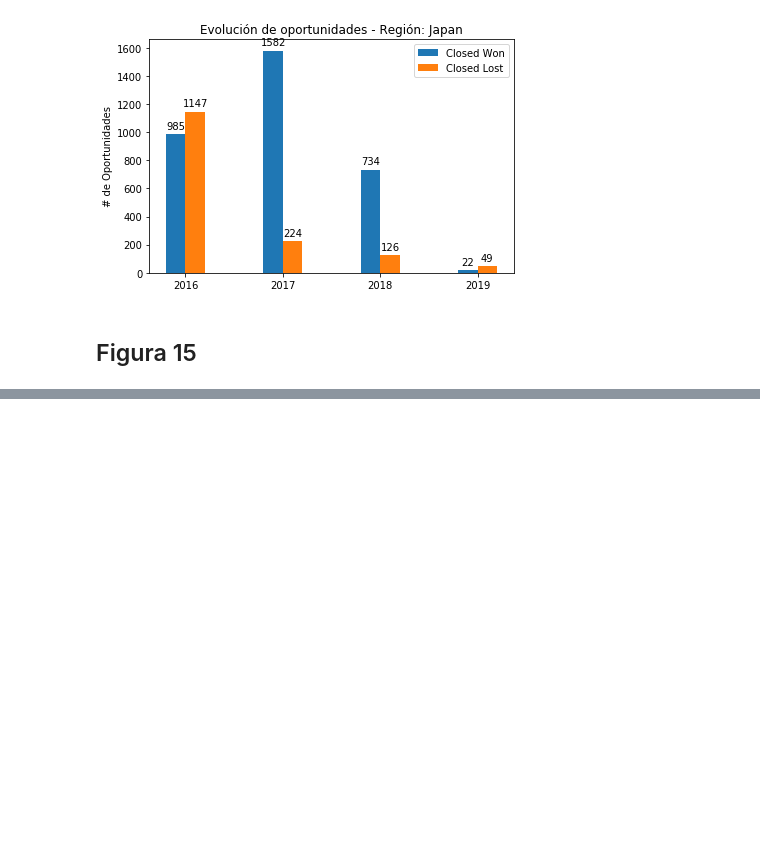
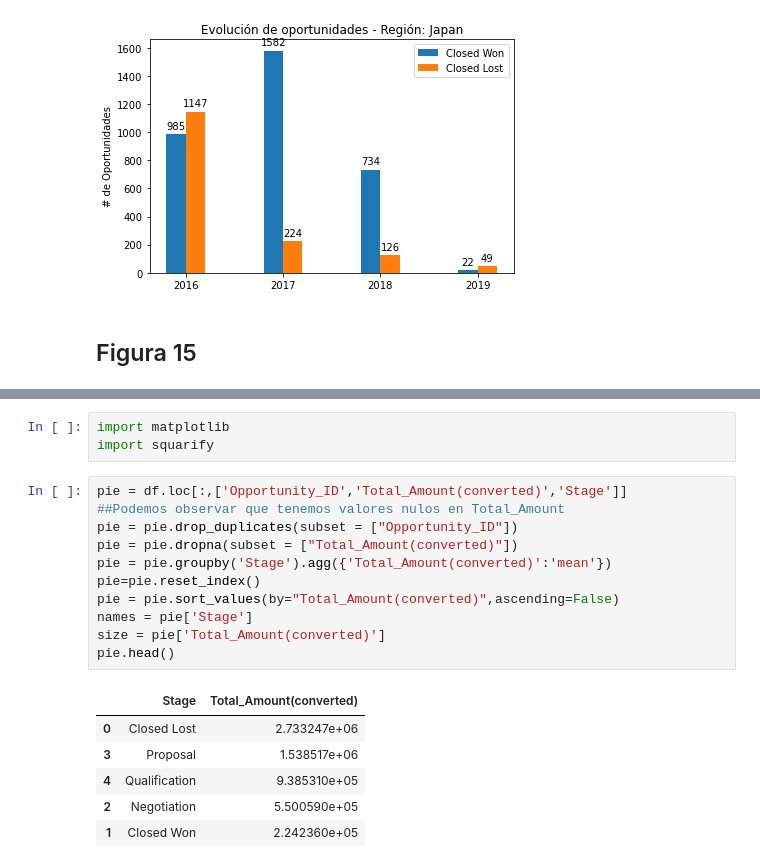
Before and after one commit to MauricioFIUBA/TP1OrganizacionDeDatos, a Jupyter notebook: Analisis_4.ipynb, the cells around one changed output, grey strips where cells are left out. Drawn from its saved outputs; the diff is of its cells as text; blank space fills up the shorter version.

```diff
--- a/Analisis_4.ipynb
+++ b/Analisis_4.ipynb
@@ -462,0 +478,21 @@ plt.show()
+# %%
+import matplotlib
+import squarify
+# %%
+pie = df.loc[:,['Opportunity_ID','Total_Amount(converted)','Stage']]
+##Podemos observar que tenemos valores nulos en Total_Amount
+pie = pie.drop_duplicates(subset = ["Opportunity_ID"])
+pie = pie.dropna(subset = ["Total_Amount(converted)"])
+pie = pie.groupby('Stage').agg({'Total_Amount(converted)':'mean'})
+pie=pie.reset_index()
+pie = pie.sort_values(by="Total_Amount(converted)",ascending=False)
+names = pie['Stage']
+size = pie['Total_Amount(converted)']
+pie.head()
+# %% [output]
+|  | Stage | Total_Amount(converted) |
+| 0 | Closed Lost | 2.733247e+06 |
+| 3 | Proposal | 1.538517e+06 |
+| 4 | Qualification | 9.385310e+05 |
+| 2 | Negotiation | 5.500590e+05 |
+| 1 | Closed Won | 2.242360e+05 |
```
Also changed, not shown: parts of 9 cells of this notebook, 1 other file.
